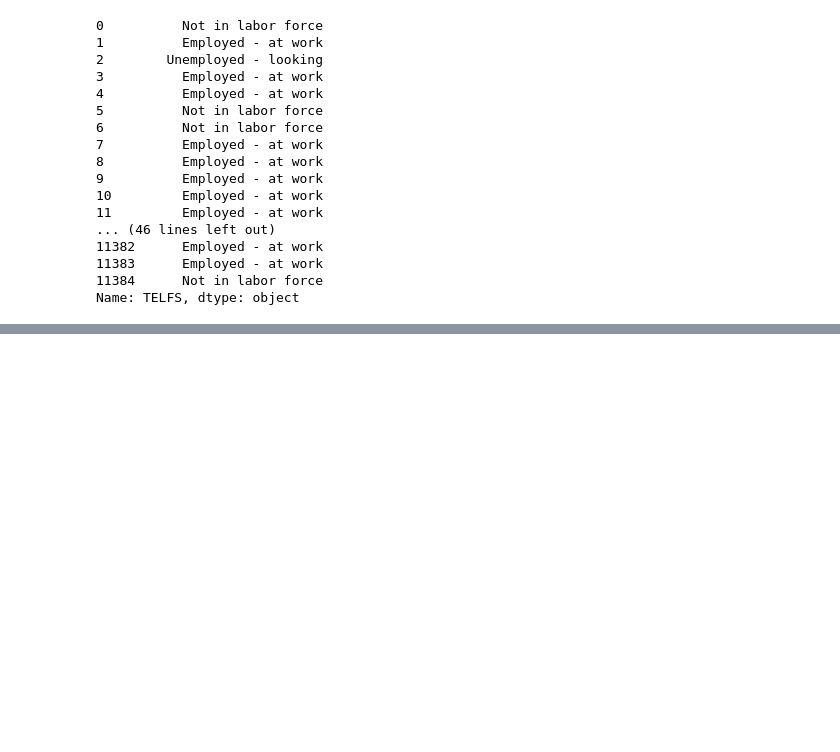
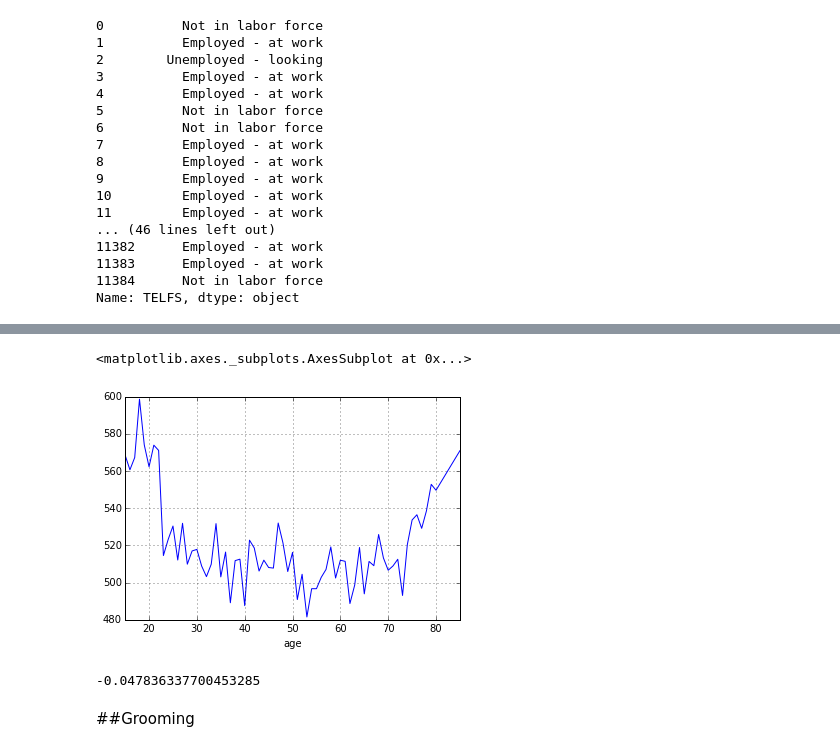
Before and after one commit to tiyd-python-2015-05/atus-analysis, a Jupyter notebook: Starting Point.ipynb, the cells around one changed output, grey strips where cells are left out. Cells and saved outputs as stored; diff of their text form; code cells hidden in the pictures; blank space fills up the shorter version.

```diff
--- a/Starting Point.ipynb
+++ b/Starting Point.ipynb
@@ -281,0 +397,13 @@ Name: TELFS, dtype: object
+# %%
+sleep_by_age["mean_minutes"] = sleep_by_age.weighted_minutes / sleep_by_age.weight
+# %%
+sleep_by_age.mean_minutes.plot()
+# %% [output]
+<matplotlib.axes._subplots.AxesSubplot at 0x...>
+[figure, added]
+# %%
+summary.TEAGE.corr(summary.t010101)
+# %% [output]
+-0.047836337700453285
+# %% [markdown]
+##Grooming
```
Also changed, not shown: parts of 54 cells of this notebook.
